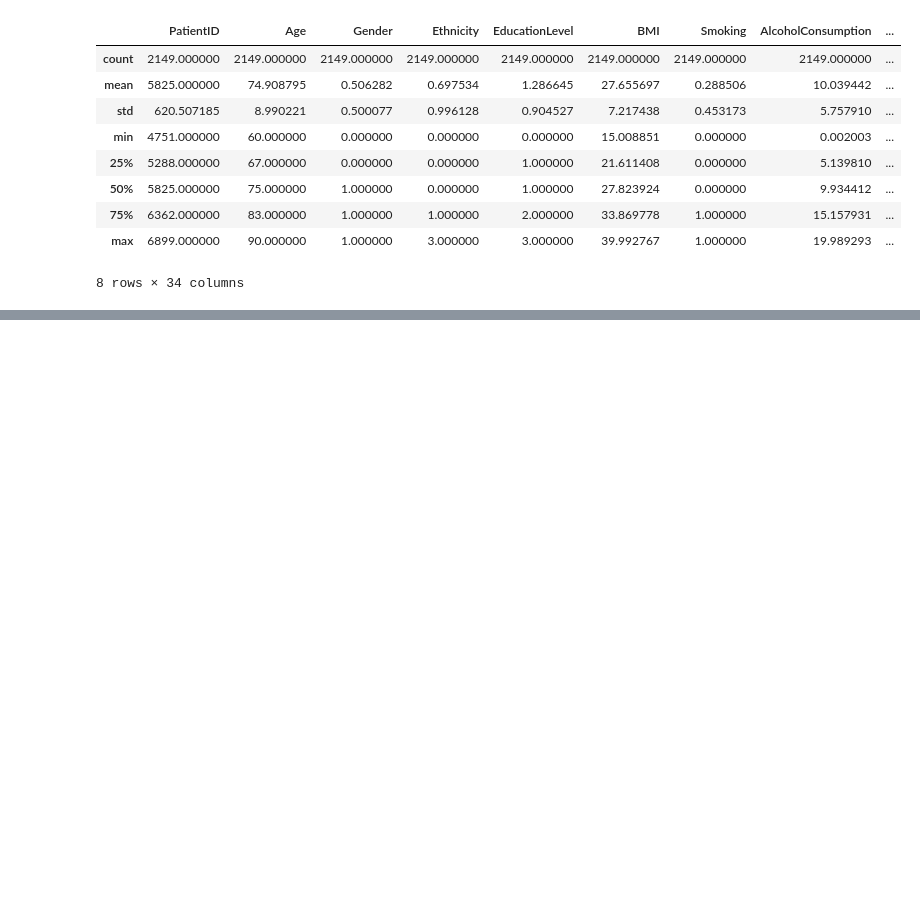
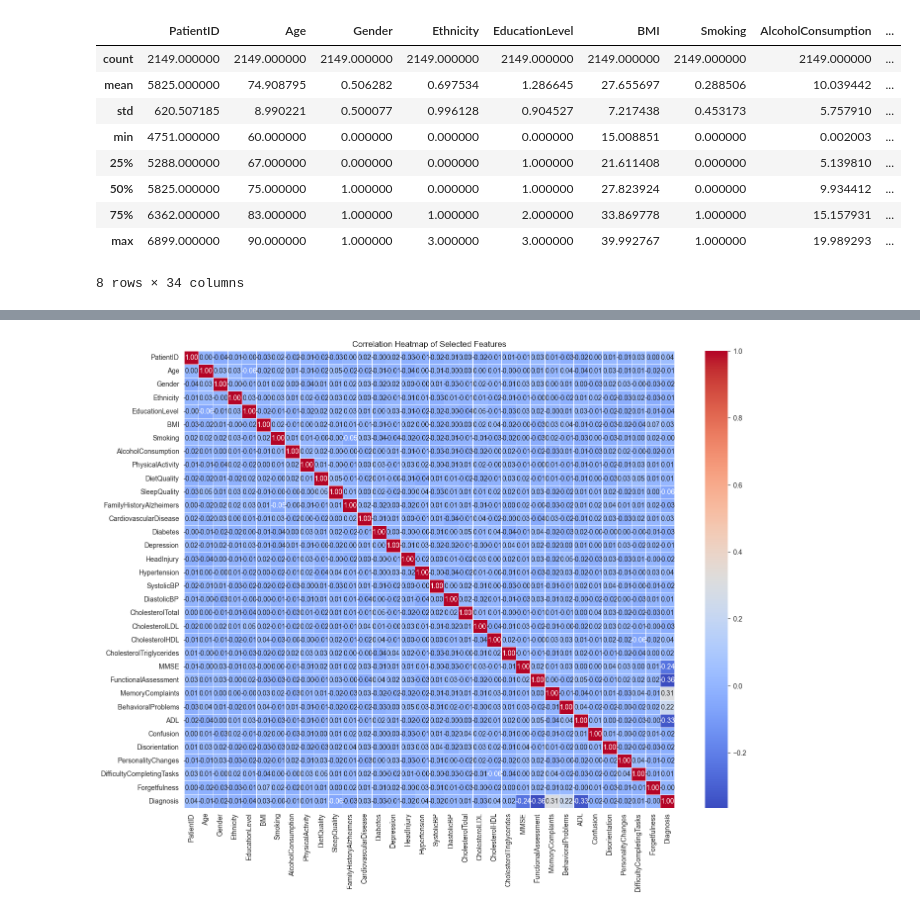
Before and after one commit to mertgenc0/mydsprojects, a Jupyter notebook: Alzheimer/alzheimer.ipynb, the cells around one changed output, grey strips where cells are left out. Saved outputs shown, nothing was run; the diff lists cells and outputs as text; code cells hidden in the pictures; blank space fills up the shorter version.

```diff
--- a/Alzheimer/alzheimer.ipynb
+++ b/Alzheimer/alzheimer.ipynb
@@ -91,0 +139,11 @@ plt.show()
+# %%
+dataset.drop(columns='DoctorInCharge', inplace=True)
+# %%
+corr_matrix = dataset.corr()
+
+plt.figure(figsize=(16, 12))
+sns.heatmap(corr_matrix, annot=True, cmap='coolwarm', fmt='.2f', linewidths=0.5)
+plt.title('Correlation Heatmap of Selected Features')
+plt.show()
+# %% [output]
+[figure, added]
```
Also changed, not shown: parts of 5 cells of this notebook.
